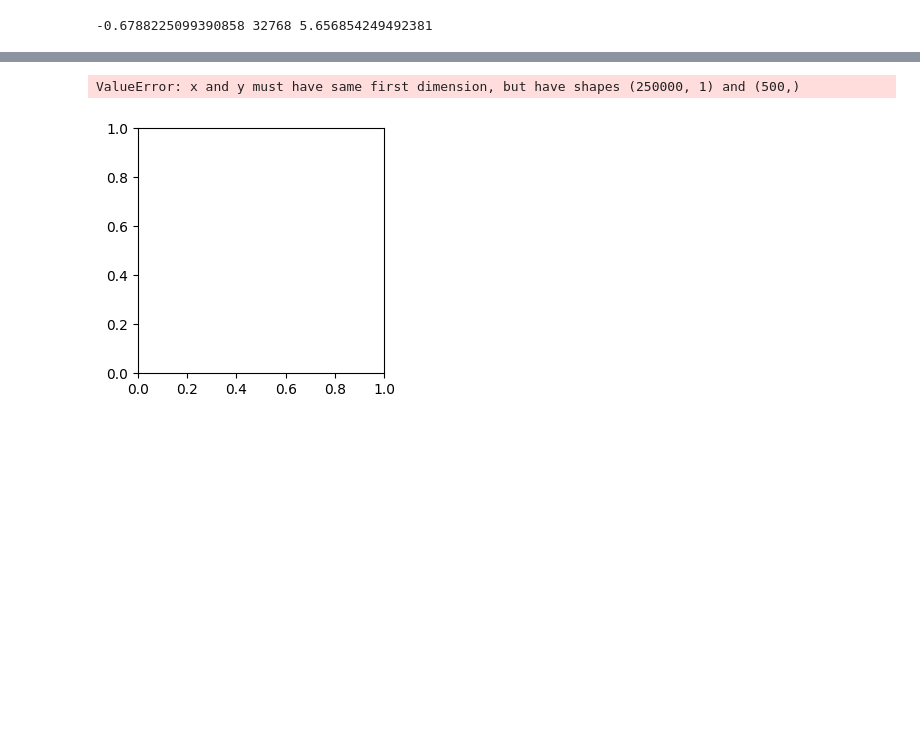
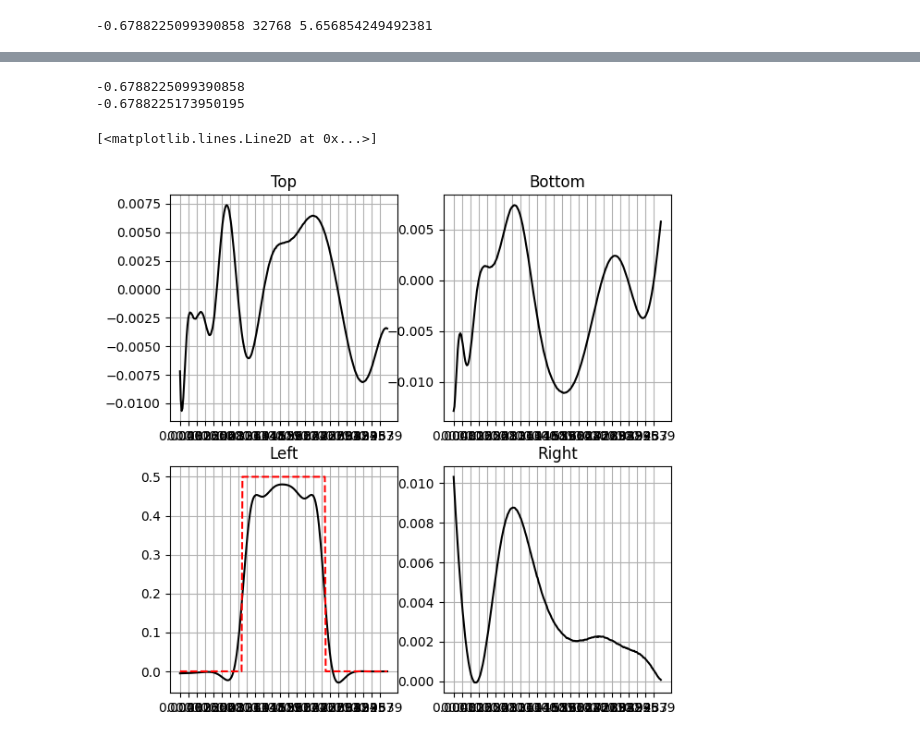
Before and after one commit to Kusok0vody/PyTorch_PiNN_for_Poisson_convection_equations_system, a Jupyter notebook: test.ipynb, the cells around one changed output, grey strips where cells are left out. Drawn from its saved outputs; the diff is of its cells as text; code cells hidden in the pictures; blank space fills up the shorter version.

```diff
--- a/test.ipynb
+++ b/test.ipynb
@@ -70,6 +62,6 @@ print (cond, collocation**3, (1 - cin/cmax)**(-2.5))
 # %% [output]
 -0.6788225099390858 32768 5.656854249492381
 # %%
-net = NN.Poisson_Convection(w=w, mu0=mu0, cmax=cmax, v_in=v_in, c_in=cin, chi=chi, c_cond=c_condition, p_cond=p_condition,
-                            size=boundaries, collocation=collocation, cond_points=cond_points)
+net = Poisson_Convection(w=w, mu0=mu0, cmax=cmax, v_in=v_in, c_in=cin, chi=chi, c_cond=c_condition, p_cond=p_condition,
+                         size=boundaries, collocation=collocation, cond_points=cond_points)
 # %%
@@ -78,14 +70,13 @@ net.full_load("data/ttt/0.25","data/ttt/0.25_data.npy")
 # net.full_load("data/CL_v_in,[0.05, 0.1, 0.2, 0.5, 1]/0.05","data/CL_v_in,[0.05, 0.1, 0.2, 0.5, 1]/0.05_data.npy")
 # %%
-weights = [4,4,5,1,4]
-net.weights = weights/np.max(weights)
-print (net.weights)
+# weights = [4,4,5,1,4]
+# net.weights = weights/np.max(weights)
+# print (net.weights)
 # net.Adam_epochs = 5000
 # net.train()
-net.CL_epochs = [5000, 5000, 5000, 5000, 5000, 5000, 5000,  5000,  5000,  5000,  5000,  5000,  5000,  5000,  5000,  5000,  5000, 5000]
-parameters = {'w':[1, 0.694, 0.51, 0.39, 0.308, 0.25, 0.207, 0.173, 0.148, 0.128, 0.111]}
+# net.CL_epochs = [5000, 5000, 5000, 5000, 5000, 5000, 5000,  5000,  5000,  5000,  5000,  5000,  5000,  5000,  5000,  5000,  5000, 5000]
+# parameters = {'w':[1, 0.694, 0.51, 0.39, 0.308, 0.25, 0.207, 0.173, 0.148, 0.128, 0.111]}
 # parameters = {'w':[0.087, 0.077, 0.069, 0.055, 0.057, 0.052, 0.047, 0.043, 0.04, 0.037, 0.034, 0.0318, 0.025, 0.02, 0.015, 0.01]}
 # parameters = {'w':[0.02, 0.015, 0.01]}
 # parameters = {'w': }
-net.CL_train(constants=parameters)
-# net.full_save("data/vx=0.05chi=0.4","data/vx=0.05chi=0.4d")
+# net.CL_train(constants=parameters)
@@ -135,13 +138,19 @@ outputs = vis.plot_results(x_min, x_max, y_min, y_max, t_max, net, Nx, Ny)#,clim
 # %%
-vis.plot_BC(u_x, x, y, L/(Nx-1), H/(Ny-1), [1,1,0,0])
 print (np.max(cond))
 print (net.p_cond[0][2].min().item())
-# plt.plot(y, np.where(np.abs(y - np.max(y) / 2) <= chi / 2, net.p_cond[0][3].min().item(), 0))
-# plt.plot(y, np.where(np.abs(y - np.max(y) / 2) <= chi / 2, cond, 0))
-# plt.plot(y, np.where(np.abs(y - np.max(y) / 2) <= chi / 2, cin, 0))
-print(np.max(outputs[2]))
-# plt.plot(x,outputs[2][:,-1])
-# print ((L/(Nx-1)))
+
+vis.plot_BC(c[0], x, y, L/(Nx-1), H/(Ny-1), [1,1,0,1])
+plt.subplot(223)
+plt.plot(y, np.where(np.abs(y - np.max(y) / 2) <= chi / 2, net.c_cond[0][2].max().item(), 0), c='red', ls='--')
+
+# vis.plot_BC(p[0], x, y, L/(Nx-1), H/(Ny-1), [1,1,1,1])
+# plt.subplot(223)
+# plt.plot(y, np.where(np.abs(y - np.max(y) / 2) <= chi / 2, -net.p_cond[0][3].min().item(), 0), c='red', ls='--')
+
+# vis.plot_BC(u_x[0], x, y, L/(Nx-1), H/(Ny-1), [1,1,0,0])
+# plt.plot(y, np.where(np.abs(y - np.max(y) / 2) <= chi / 2, net.v_in, 0), c='red', ls='--')
 # %% [output]
-ValueError: x and y must have same first dimension, but have shapes (250000, 1) and (500,)
+-0.6788225099390858
+-0.6788225173950195
+[<matplotlib.lines.Line2D at 0x...>]
-[figure, old version]
+[figure, new version]
```
Also changed, not shown: parts of 13 cells of this notebook, 10 other files.
